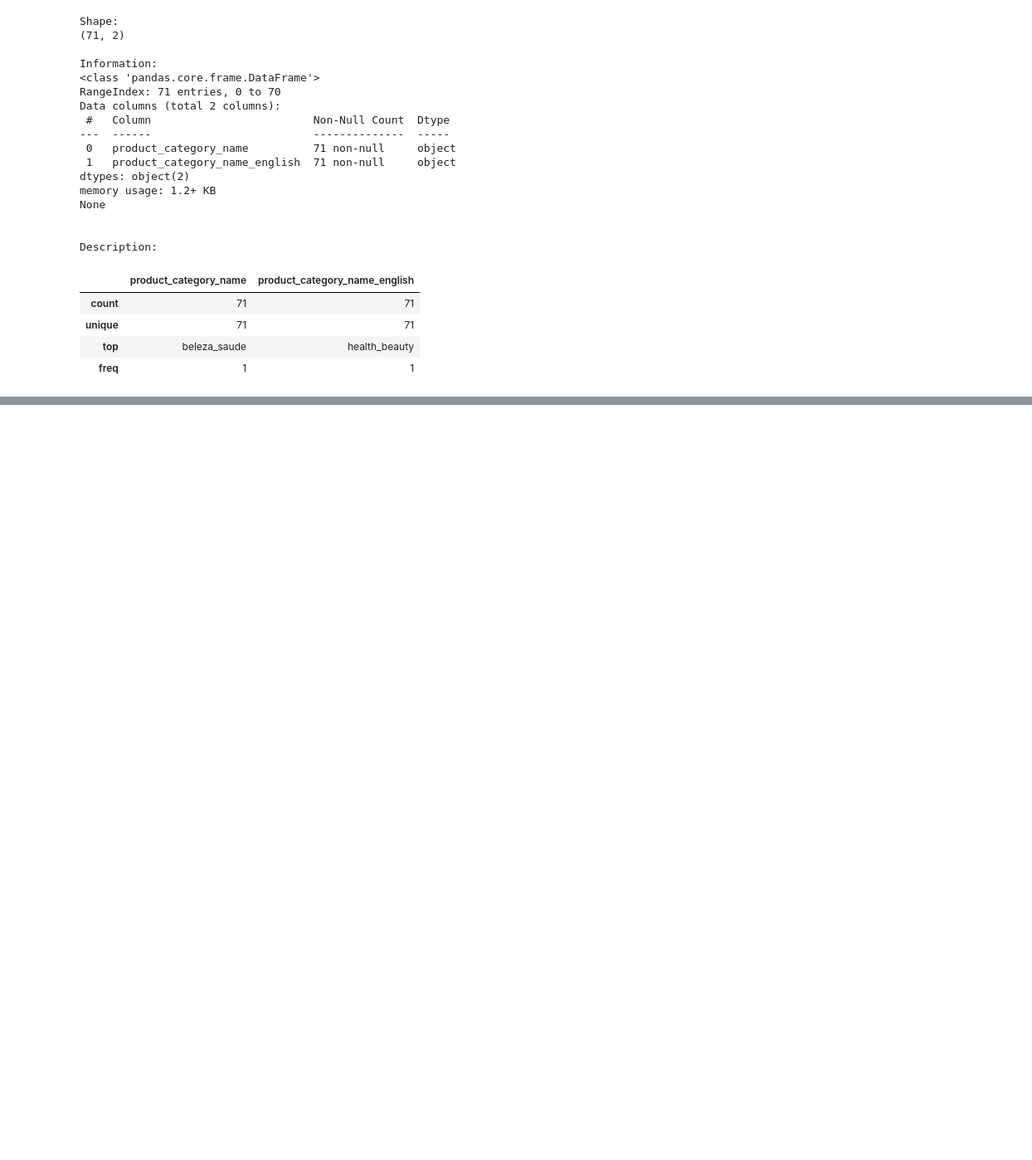
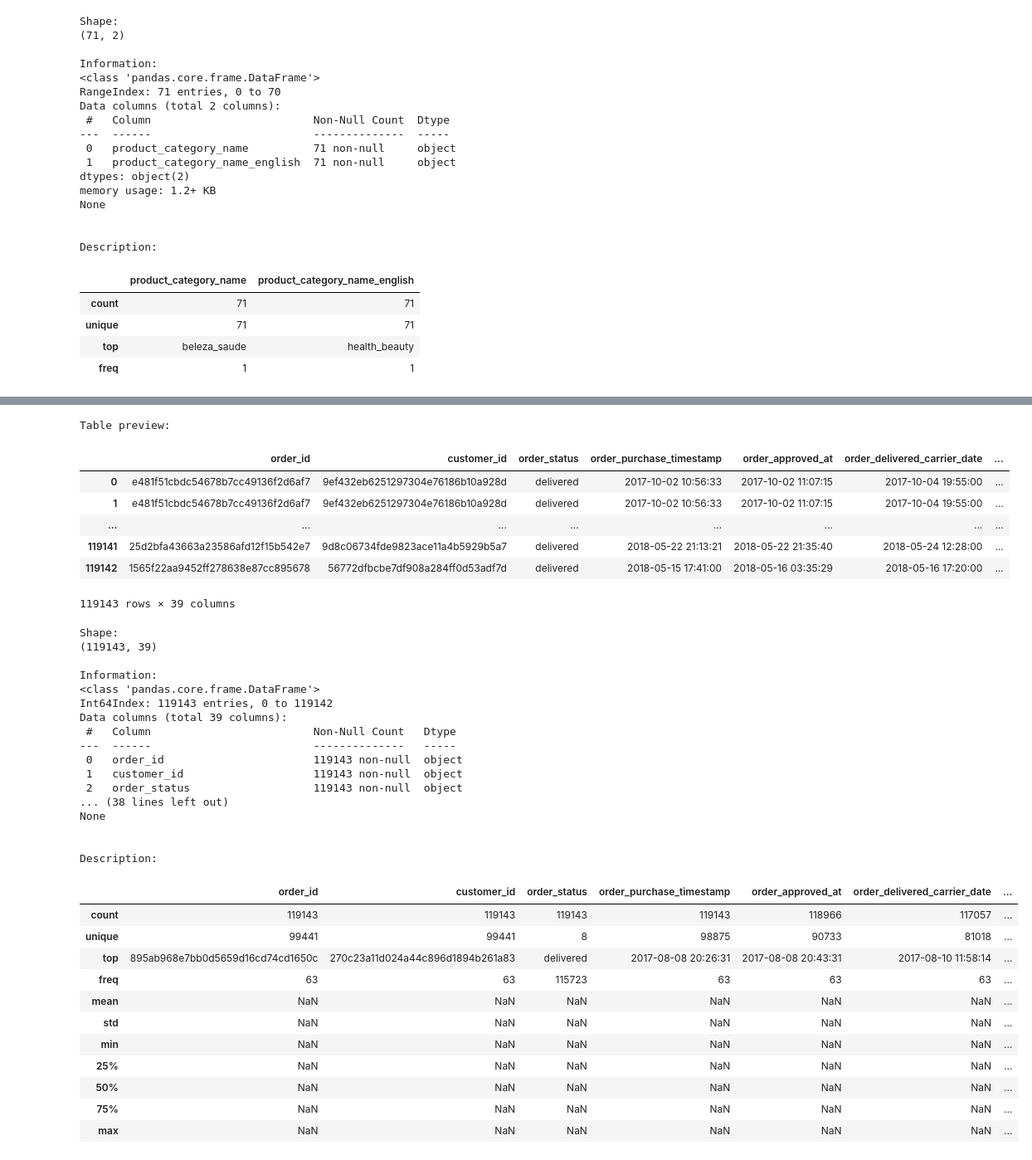
Before and after one commit to Sondos-Omar/Kaggle, a Jupyter notebook: eda-e-commerece.ipynb, the cells around one changed output, grey strips where cells are left out. Shown at 83% size. Drawn from its saved outputs; the diff is of its cells as text; code cells hidden in the pictures; blank space fills up the shorter version.

```diff
--- a/eda-e-commerece.ipynb
+++ b/eda-e-commerece.ipynb
@@ -424,0 +422,40 @@ Description:
+# %%
+explore(df_train)
+# %% [output]
+Table preview:
+|  | order_id | customer_id | order_status | order_purchase_timestamp | order_approved_at | order_delivered_carrier_date | ... |
+| 0 | e481f51cbdc54678b7cc49136f2d6af7 | 9ef432eb6251297304e76186b10a928d | delivered | 2017-10-02 10:56:33 | 2017-10-02 11:07:15 | 2017-10-04 19:55:00 | ... |
+| 1 | e481f51cbdc54678b7cc49136f2d6af7 | 9ef432eb6251297304e76186b10a928d | delivered | 2017-10-02 10:56:33 | 2017-10-02 11:07:15 | 2017-10-04 19:55:00 | ... |
+| ... | ... | ... | ... | ... | ... | ... | ... |
+| 119141 | 25d2bfa43663a23586afd12f15b542e7 | 9d8c06734fde9823ace11a4b5929b5a7 | delivered | 2018-05-22 21:13:21 | 2018-05-22 21:35:40 | 2018-05-24 12:28:00 | ... |
+| 119142 | 1565f22aa9452ff278638e87cc895678 | 56772dfbcbe7df908a284ff0d53adf7d | delivered | 2018-05-15 17:41:00 | 2018-05-16 03:35:29 | 2018-05-16 17:20:00 | ... |
+119143 rows × 39 columns
+Shape:
+(119143, 39)
+
+Information:
+<class 'pandas.core.frame.DataFrame'>
+Int64Index: 119143 entries, 0 to 119142
+Data columns (total 39 columns):
+ #   Column                         Non-Null Count   Dtype
+---  ------                         --------------   -----
+ 0   order_id                       119143 non-null  object
+ 1   customer_id                    119143 non-null  object
+ 2   order_status                   119143 non-null  object
+... (38 lines left out)
+None
+
+
+Description:
+|  | order_id | customer_id | order_status | order_purchase_timestamp | order_approved_at | order_delivered_carrier_date | ... |
+| count | 119143 | 119143 | 119143 | 119143 | 118966 | 117057 | ... |
+| unique | 99441 | 99441 | 8 | 98875 | 90733 | 81018 | ... |
+| top | 895ab968e7bb0d5659d16cd74cd1650c | 270c23a11d024a44c896d1894b261a83 | delivered | 2017-08-08 20:26:31 | 2017-08-08 20:43:31 | 2017-08-10 11:58:14 | ... |
+| freq | 63 | 63 | 115723 | 63 | 63 | 63 | ... |
+| mean | NaN | NaN | NaN | NaN | NaN | NaN | ... |
+| std | NaN | NaN | NaN | NaN | NaN | NaN | ... |
+| min | NaN | NaN | NaN | NaN | NaN | NaN | ... |
+| 25% | NaN | NaN | NaN | NaN | NaN | NaN | ... |
+| 50% | NaN | NaN | NaN | NaN | NaN | NaN | ... |
+| 75% | NaN | NaN | NaN | NaN | NaN | NaN | ... |
+| max | NaN | NaN | NaN | NaN | NaN | NaN | ... |
```
Also changed, not shown: parts of 17 cells of this notebook.
